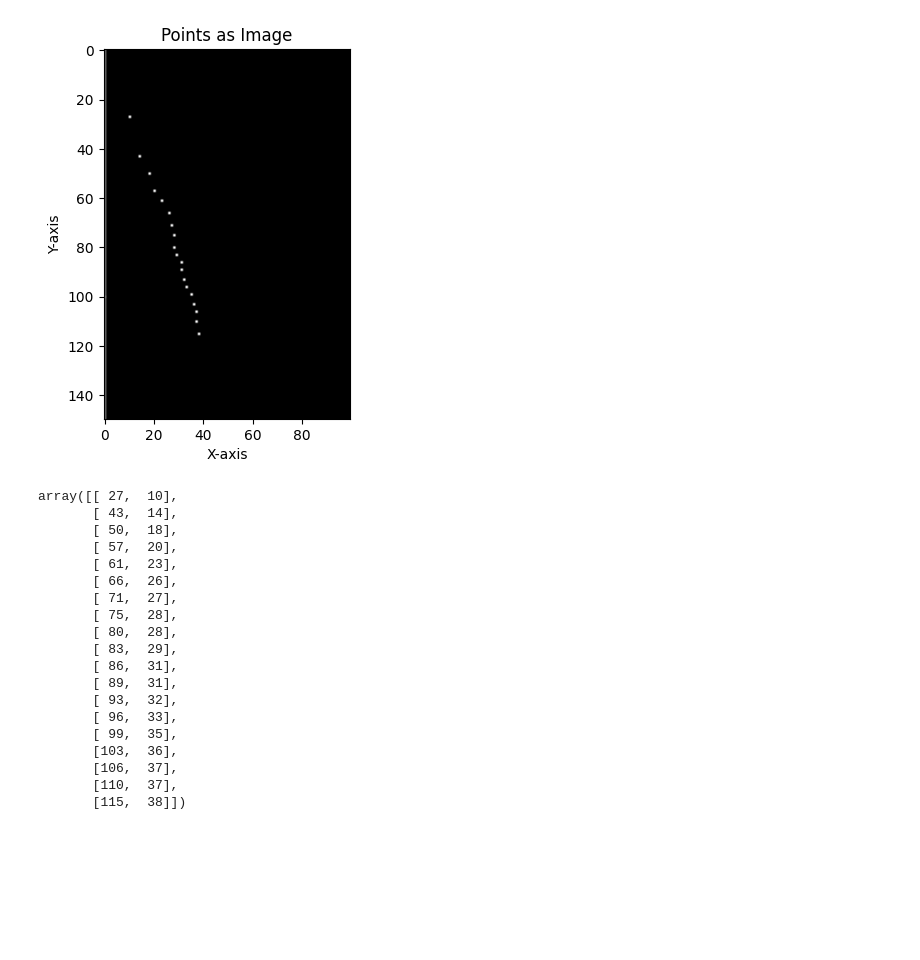
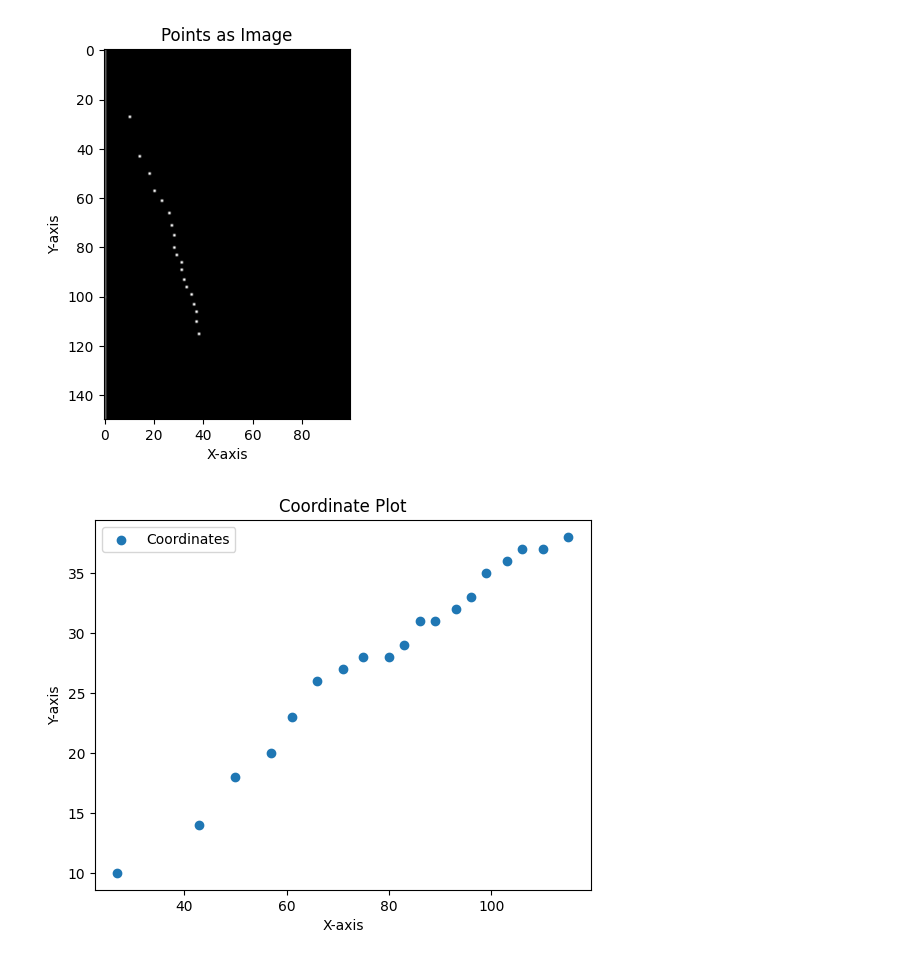
Before and after one commit to tjsos/pcl_proc, a Jupyter notebook: scripts/test.ipynb, the cells around one changed output. Drawn from its saved outputs; the diff is of its cells as text; code cells hidden in the pictures; blank space fills up the shorter version.

```diff
--- a/scripts/test.ipynb
+++ b/scripts/test.ipynb
@@ -237,25 +236,23 @@ img_cropped = plot_points_as_image_dev(cartesian_vx) #(0,100)->(200,100)
 img_cropped_cart = find_cordinates_max_value(img_cropped)
 # %% [output]
 [figure]
-# %%
-img_cropped_cart
-# %% [output]
-array([[ 27,  10],
-       [ 43,  14],
-       [ 50,  18],
-       [ 57,  20],
-       [ 61,  23],
-       [ 66,  26],
-       [ 71,  27],
-       [ 75,  28],
-       [ 80,  28],
-       [ 83,  29],
-       [ 86,  31],
-       [ 89,  31],
-       [ 93,  32],
-       [ 96,  33],
-       [ 99,  35],
-       [103,  36],
-       [106,  37],
-       [110,  37],
-       [115,  38]])
+# %%
+def plot_cordinates(cordinates):
+    """
+    Plot a list of coordinates using Matplotlib.
+
+    Parameters:
+    - coordinates: List of (x, y) tuples.
+    """
+    x_coordinates, y_coordinates = zip(*cordinates)
+
+    plt.scatter(x_coordinates, y_coordinates, label="Coordinates")
+    plt.title("Coordinate Plot")
+    plt.xlabel('X-axis')
+    plt.ylabel('Y-axis')
+    plt.legend()
+    plt.show()
+
+plot_cordinates(img_cropped_cart)
+# %% [output]
+[figure, added]
```
Also changed, not shown: parts of 8 cells of this notebook, 1 other file.
